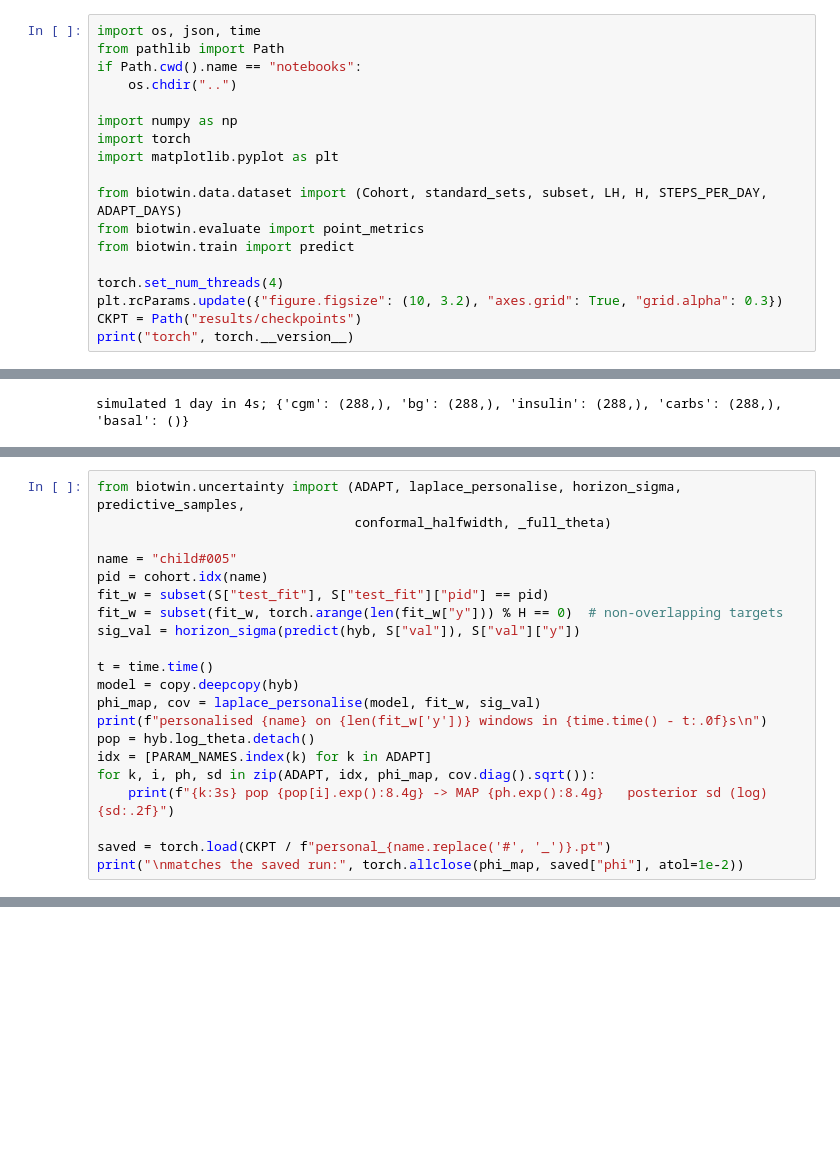
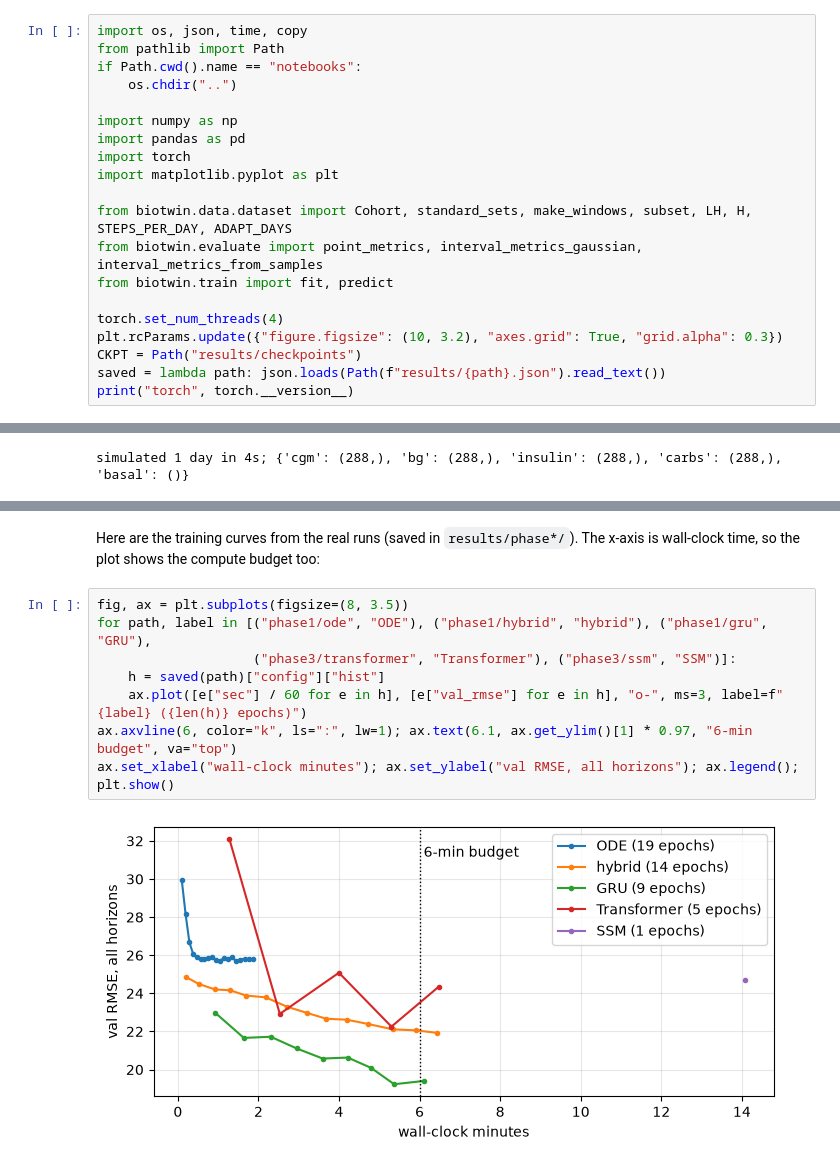
Before and after one commit to drorjac/bio-twin, a Jupyter notebook: notebooks/tutorial.ipynb, the cells around one changed output, grey strips where cells are left out. Drawn from its saved outputs; the diff is of its cells as text; blank space fills up the shorter version.

```diff
--- a/notebooks/tutorial.ipynb
+++ b/notebooks/tutorial.ipynb
@@ -27,20 +23,22 @@ Contents:
 # %%
-import os, json, time
+import os, json, time, copy
 from pathlib import Path
 if Path.cwd().name == "notebooks":
     os.chdir("..")
 
 import numpy as np
+import pandas as pd
 import torch
 import matplotlib.pyplot as plt
 
-from biotwin.data.dataset import (Cohort, standard_sets, subset, LH, H, STEPS_PER_DAY, ADAPT_DAYS)
-from biotwin.evaluate import point_metrics
-from biotwin.train import predict
+from biotwin.data.dataset import Cohort, standard_sets, make_windows, subset, LH, H, STEPS_PER_DAY, ADAPT_DAYS
+from biotwin.evaluate import point_metrics, interval_metrics_gaussian, interval_metrics_from_samples
+from biotwin.train import fit, predict
 
 torch.set_num_threads(4)
 plt.rcParams.update({"figure.figsize": (10, 3.2), "axes.grid": True, "grid.alpha": 0.3})
 CKPT = Path("results/checkpoints")
+saved = lambda path: json.loads(Path(f"results/{path}.json").read_text())
 print("torch", torch.__version__)
 # %% [output]
 torch 2.11.0
@@ -405,21 +133,0 @@ Let's personalise one patient live (a few seconds).
-# %%
-from biotwin.uncertainty import (ADAPT, laplace_personalise, horizon_sigma, predictive_samples,
-                                 conformal_halfwidth, _full_theta)
-
-name = "child#005"
-pid = cohort.idx(name)
-fit_w = subset(S["test_fit"], S["test_fit"]["pid"] == pid)
-fit_w = subset(fit_w, torch.arange(len(fit_w["y"])) % H == 0)  # non-overlapping targets
-sig_val = horizon_sigma(predict(hyb, S["val"]), S["val"]["y"])
-
-t = time.time()
-model = copy.deepcopy(hyb)
-phi_map, cov = laplace_personalise(model, fit_w, sig_val)
-print(f"personalised {name} on {len(fit_w['y'])} windows in {time.time() - t:.0f}s\n")
-pop = hyb.log_theta.detach()
-idx = [PARAM_NAMES.index(k) for k in ADAPT]
-for k, i, ph, sd in zip(ADAPT, idx, phi_map, cov.diag().sqrt()):
-    print(f"{k:3s} pop {pop[i].exp():8.4g} -> MAP {ph.exp():8.4g}   posterior sd (log) {sd:.2f}")
-
-saved = torch.load(CKPT / f"personal_{name.replace('#', '_')}.pt")
-print("\nmatches the saved run:", torch.allclose(phi_map, saved["phi"], atol=1e-2))
@@ -633,0 +407,13 @@ What it doesn't show:
+# %% [markdown]
+Here are the training curves from the real runs (saved in `results/phase*/`). The x-axis is
+wall-clock time, so the plot shows the compute budget too:
+# %%
+fig, ax = plt.subplots(figsize=(8, 3.5))
+for path, label in [("phase1/ode", "ODE"), ("phase1/hybrid", "hybrid"), ("phase1/gru", "GRU"),
+                    ("phase3/transformer", "Transformer"), ("phase3/ssm", "SSM")]:
+    h = saved(path)["config"]["hist"]
+    ax.plot([e["sec"] / 60 for e in h], [e["val_rmse"] for e in h], "o-", ms=3, label=f"{label} ({len(h)} epochs)")
+ax.axvline(6, color="k", ls=":", lw=1); ax.text(6.1, ax.get_ylim()[1] * 0.97, "6-min budget", va="top")
+ax.set_xlabel("wall-clock minutes"); ax.set_ylabel("val RMSE, all horizons"); ax.legend(); plt.show()
+# %% [output]
+[figure, added]
```
Also changed, not shown: parts of 89 cells of this notebook, 1 other file.
